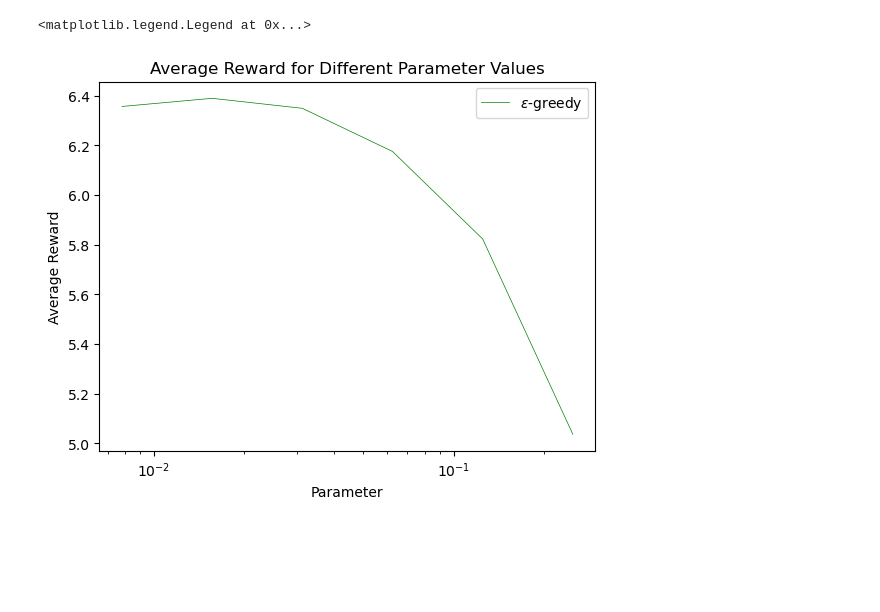
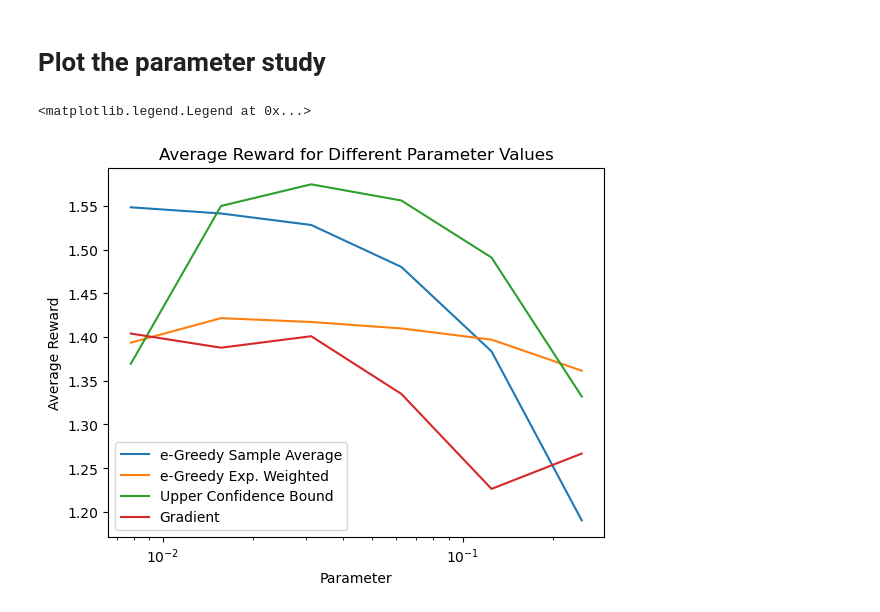
Before and after one commit to shantanu/reinforcement-learning-book, a Jupyter notebook: ch2/parameter-study.ipynb, the cells around one changed output. Saved outputs shown, nothing was run; the diff lists cells and outputs as text; code cells hidden in the pictures; blank space fills up the shorter version.

```diff
--- a/ch2/parameter-study.ipynb
+++ b/ch2/parameter-study.ipynb
@@ -6,7 +6,7 @@ from collections import namedtuple
 from abc import ABC, abstractmethod
 # %%
 Rewards = namedtuple('Rewards', ['value', 'optimal'])
-PROBLEMS = 1000
+PROBLEMS = 100
 class TestbedType(Enum):
     STATIONARY = 0
     NON_STATIONARY = 1
@@ -114,14 +279,23 @@ class EGreedySampleAverage(Agent):
 # %%
 %%time
-TIMESTEPS: int = 200000
+TIMESTEPS: int = 20000
 es = [1/128, 1/64, 1/32, 1/16, 1/8, 1/4]
-egreedy_agents = [EGreedySampleAverage(time=TIMESTEPS, e=np.float64(ee)) for ee in es]
-testbed = Testbed(TestbedType.NON_STATIONARY)
+
+agents_by_algo = {
+    "e-Greedy Sample Average" : [EGreedySampleAverage(time=TIMESTEPS, e=np.float64(ee)) for ee in es],
+    "e-Greedy Exp. Weighted" : [EGreedyExpWeight(time=TIMESTEPS, a=np.float64(ee)) for ee in es],
+    "Upper Confidence Bound" : [UCBAgent(time=TIMESTEPS, c=np.float64(ee)) for ee in es],
+    "Gradient": [GradientAgent(time=TIMESTEPS, a=np.float64(ee)) for ee in es]
+}
+
+testbed = Testbed(TestbedType.STATIONARY)
+
 for i in range(TIMESTEPS):
-    for agent in egreedy_agents:
-        actions = agent.get_next_actions()
-        #print(actions)
-        rewards = testbed.get_rewards(actions)
-        # print(rewards)
-        agent.process_rewards(rewards)
+    for algo, agents in agents_by_algo.items():
+        for agent in agents:
+            actions = agent.get_next_actions()
+            #print(actions)
+            rewards = testbed.get_rewards(actions)
+            # print(rewards)
+            agent.process_rewards(rewards)
 # %% [output]
@@ -130,33 +304,29 @@ Wall time: 3min 47s
+# %% [markdown]
+# Plot the parameter study
 # %%
 import matplotlib.pyplot as plt
 # Define colors for each epsilon value
 colors = ['green', 'red', 'blue']
 
 
-rewards = [np.mean(agent.get_average_rewards()[:100000]) for agent in egreedy_agents]
 # Plot average reward for each epsilon
-plt.plot(es, rewards, label=f'$\epsilon$-greedy', color='green', linewidth=0.5)
-# plt.plot(agent.get_percent_optimal_actions(), label=f"percent optimal", color='blue', linewidth=0.5)
+for algo, agents in agents_by_algo.items():
 
-# plt.text(0, 1.4, f'$\epsilon$={0.1}',
-#          color='blue', fontsize=10, verticalalignment='center')
+    # calculate average reward for the second half of the timesteps (ignores the initial learning portion)
+    rewards = [np.mean(agent.get_average_rewards()[len(agent.get_average_rewards())//2:]) for agent in agents]
 
-# plt.text(800, 1.2, f'$\epsilon$={0.01}',
-#          color='red', fontsize=10, verticalalignment='center')
-
-# plt.text(500, 0.92, f'$\epsilon$={0} (greedy)',
-#          color='green', fontsize=10, verticalalignment='center')
+    plt.plot(es, rewards, label=algo)
 
 
 # Add labels and title
 plt.xlabel('Parameter')
 plt.xscale('log')
 plt.ylabel('Average Reward')
 plt.title('Average Reward for Different Parameter Values')
 plt.legend()
 # %% [output]
 <matplotlib.legend.Legend at 0x...>
-[figure, old version]
+[figure, new version]
 # %%
 # Plot average reward for each epsilon
 
```
Also changed, not shown: parts of 11 cells of this notebook.
